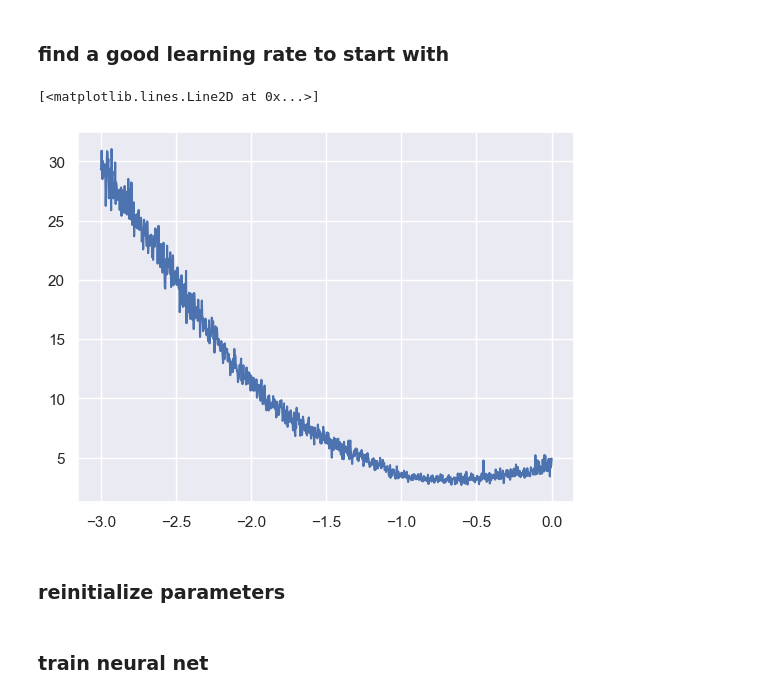
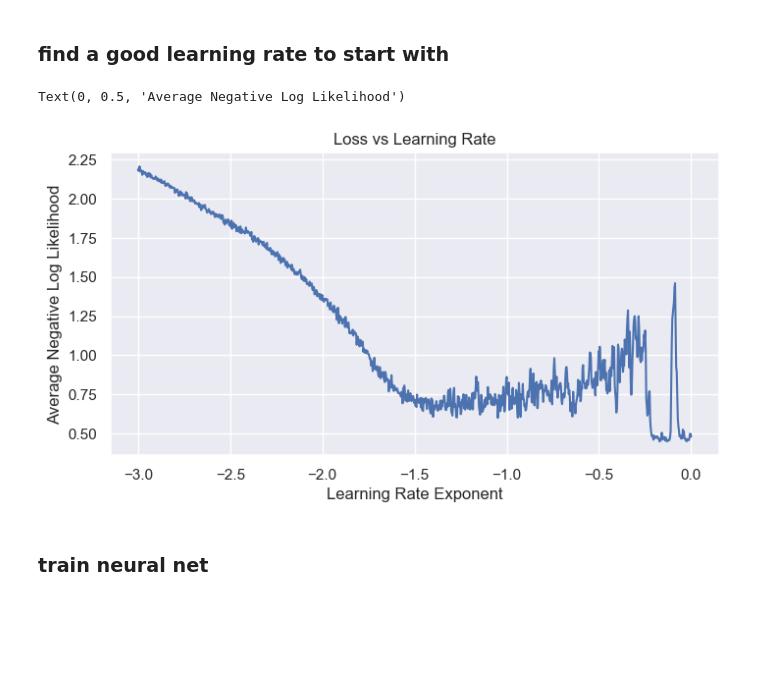
Before and after one commit to haukesteffen/LearningPyTorch, a Jupyter notebook: llm.ipynb, the cells around one changed output. Drawn from its saved outputs; the diff is of its cells as text; code cells hidden in the pictures; blank space fills up the shorter version.

```diff
--- a/llm.ipynb
+++ b/llm.ipynb
@@ -236,37 +287,2 @@ parameters = [C, W1, b1, W2, b2]
 # %% [markdown]
 ### find a good learning rate to start with
-# %%
-lr_exps = torch.linspace(-3, 0, 1000)
-lrs = 10**lr_exps
-iterator = iter(train_dataloader)
-losses = []
-
-for lr in lrs:
-    for _ in range(5):
-        l = []
-        X, y = next(iterator)
-        X, y = X.to(device), y.to(device) # (batch_size, context_size, 28)
-
-        # forward pass
-        embedding = (X @ C).view(batch_size, context_size*embedding_dims)
-        h = torch.relu(embedding @ W1 + b1) # (batch_size, 256)
-        logits = h @ W2 + b2 # (batch_size, 28)
-        loss = F.cross_entropy(logits, y)
-        l.append(loss.item())
-
-        # backward pass
-        for p in parameters:
-            p.grad = None
-        loss.backward()
-
-        # update params
-        for p in parameters:
-            p.data += -lr * p.grad
-    losses.append(np.mean(l))
-
-plt.plot(lr_exps, losses)
-# %% [output]
-[<matplotlib.lines.Line2D at 0x...>]
-[figure, removed]
-# %% [markdown]
-### reinitialize parameters
@@ -280,3 +289,28 @@ parameters = [C, W1, b1, W2, b2]
+# %%
+lr_exps = torch.linspace(-3, 0, 1000)
+lrs = 10**lr_exps
+iterator = iter(train_dataloader)
+losses = []
+nn1 = NN(embedding_dims=embedding_dims, context_size=context_size)
+
+for lr in lrs:
+    X, y = next(iterator)
+    X, y = X.to(device), y.to(device) # (batch_size, context_size, 28)
+
+    loss = nn1.forward(X=X, y=y)
+    nn1.backward()
+    nn1.update_params(lr=lr)
+    losses.append(loss)
+
+fig, ax = plt.subplots(figsize=(8,4))
+sns.set_style()
+plt.plot(lr_exps, np.log10(losses))
+ax.set_title('Loss vs Learning Rate')
+ax.set_xlabel('Learning Rate Exponent')
+ax.set_ylabel('Average Negative Log Likelihood')
+# %% [output]
+Text(0, 0.5, 'Average Negative Log Likelihood')
+[figure, added]
 # %% [markdown]
 ### train neural net
 # %%
```
Also changed, not shown: parts of 14 cells of this notebook, 1 other file.
